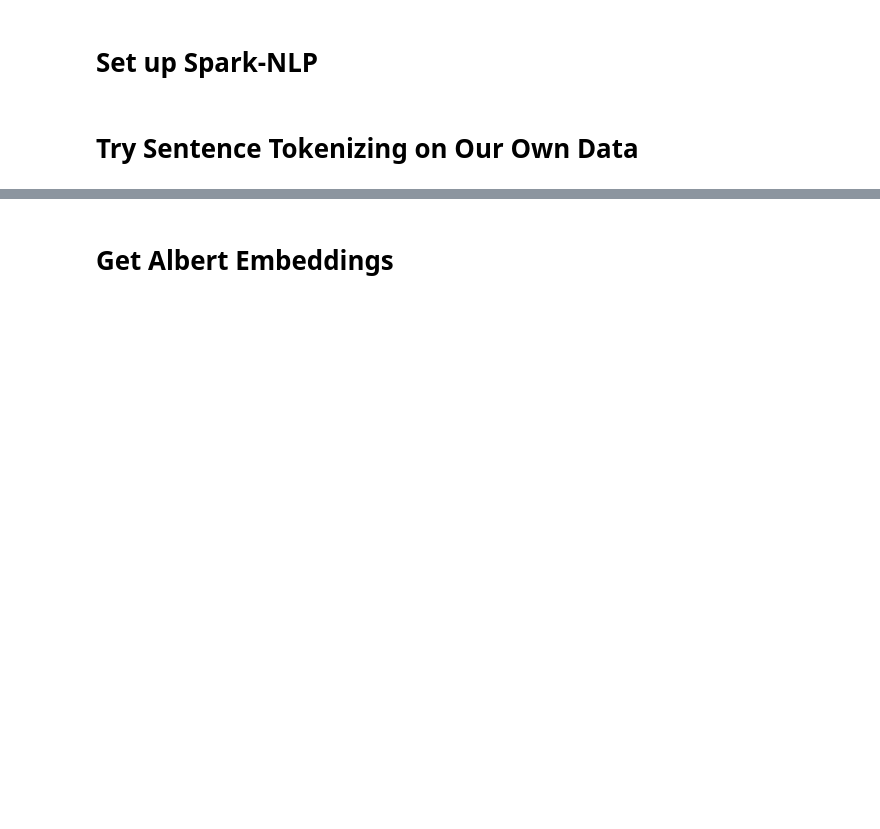
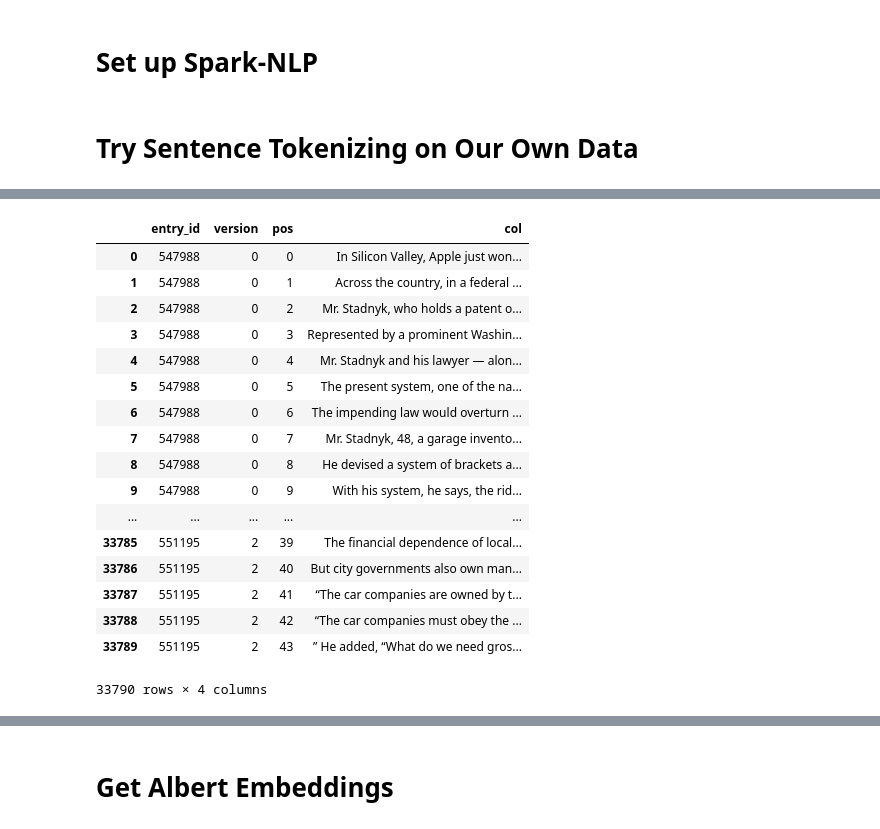
Before and after one commit to alex2awesome/edit-pathways, a Jupyter notebook: notebooks/2021-04-11_spark-nlp.ipynb, the cells around one changed output, grey strips where cells are left out. Saved outputs shown, nothing was run; the diff lists cells and outputs as text; code cells hidden in the pictures; blank space fills up the shorter version.

```diff
--- a/notebooks/2021-04-11_spark-nlp.ipynb
+++ b/notebooks/2021-04-11_spark-nlp.ipynb
@@ -65,11 +65,11 @@ import pandas as pd
 # conn = sqlite3.connect('../data/diffengine-diffs/db/newssniffer-nytimes.db')
 conn = sqlite3.connect('newssniffer-nytimes.db')
 
+df = pd.read_sql('''
+     SELECT * from entryversion
+     WHERE entry_id IN (SELECT distinct entry_id FROM entryversion LIMIT 200)
+ ''', con=conn)
+
 # df = pd.read_sql('''
-#     SELECT * from entryversion
-#     WHERE entry_id IN (SELECT distinct entry_id FROM entryversion LIMIT 50000)
+#     SELECT entry_id, summary, version from entryversion
 # ''', con=conn)
-
-df = pd.read_sql('''
-    SELECT * from entryversion
-''', con=conn)
@@ -114,0 +84,7 @@ t_df['finished_sentences'][3]
+# %%
+sent_list_df = (annotations_df
+                .select("entry_id", "version", F.posexplode("finished_sentences"))
+                .withColumnRenamed('col', 'sentence')
+                .withColumnRenamed('pos', 'sent_idx')
+               )
+tdf = sent_list_df.toPandas()
@@ -114,0 +170,21 @@ t_df['finished_sentences'][3]
+# %%
+tdf
+# %% [output]
+|  | entry_id | version | pos | col |
+| 0 | 547988 | 0 | 0 | In Silicon Valley, Apple just won... |
+| 1 | 547988 | 0 | 1 | Across the country, in a federal ... |
+| 2 | 547988 | 0 | 2 | Mr. Stadnyk, who holds a patent o... |
+| 3 | 547988 | 0 | 3 | Represented by a prominent Washin... |
+| 4 | 547988 | 0 | 4 | Mr. Stadnyk and his lawyer — alon... |
+| 5 | 547988 | 0 | 5 | The present system, one of the na... |
+| 6 | 547988 | 0 | 6 | The impending law would overturn ... |
+| 7 | 547988 | 0 | 7 | Mr. Stadnyk, 48, a garage invento... |
+| 8 | 547988 | 0 | 8 | He devised a system of brackets a... |
+| 9 | 547988 | 0 | 9 | With his system, he says, the rid... |
+| ... | ... | ... | ... | ... |
+| 33785 | 551195 | 2 | 39 | The financial dependence of local... |
+| 33786 | 551195 | 2 | 40 | But city governments also own man... |
+| 33787 | 551195 | 2 | 41 | “The car companies are owned by t... |
+| 33788 | 551195 | 2 | 42 | “The car companies must obey the ... |
+| 33789 | 551195 | 2 | 43 | ” He added, “What do we need gros... |
+33790 rows × 4 columns
```
Also changed, not shown: parts of 12 cells of this notebook.
